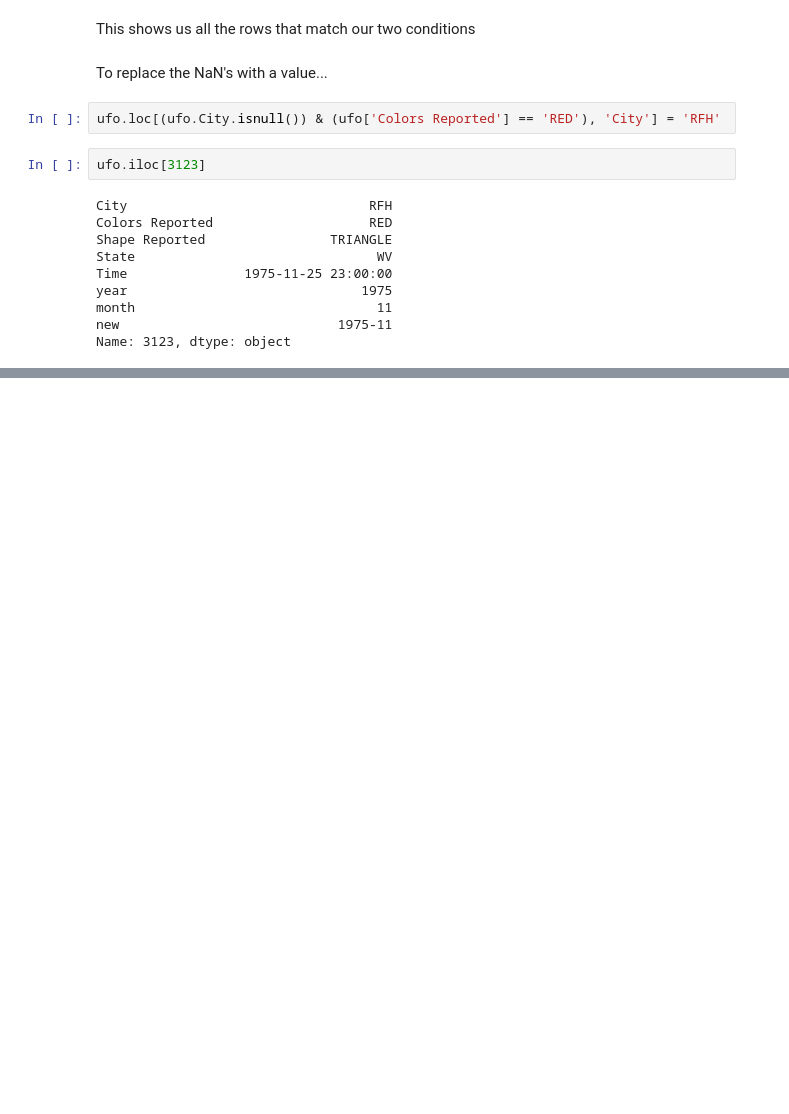
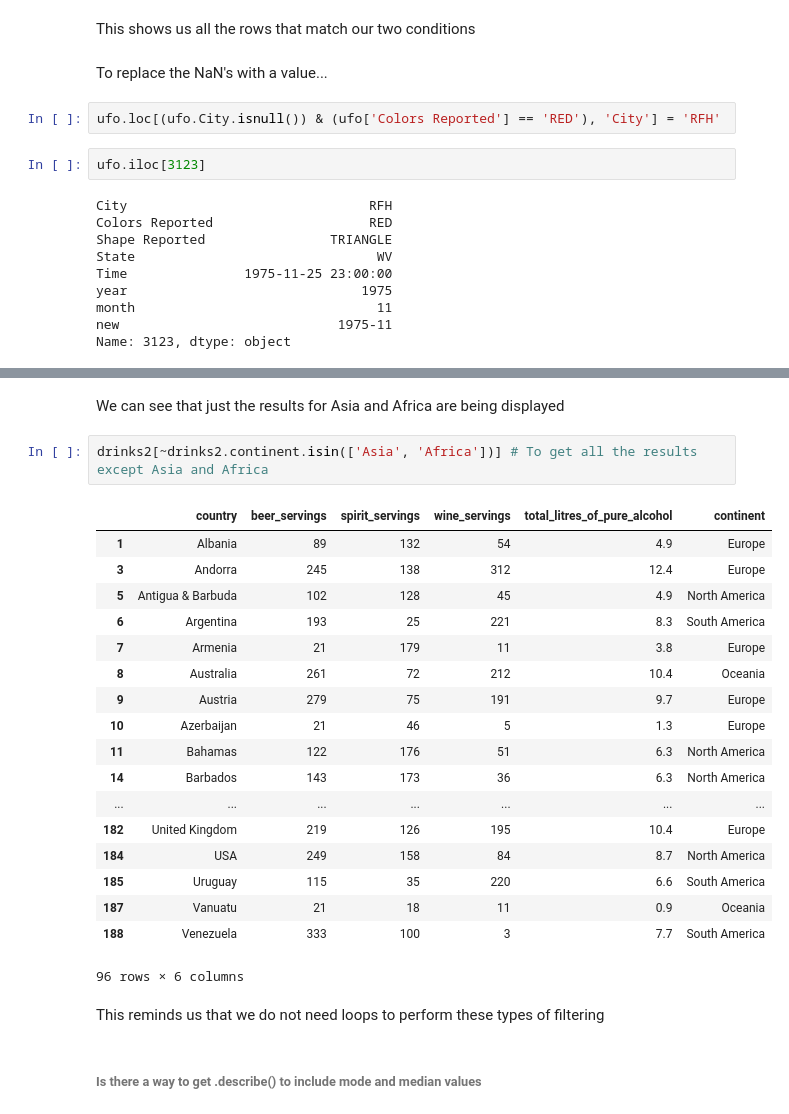
Before and after one commit to bredlgit/Pandas, a Jupyter notebook: KevinMarkham-DataSchool/31_questions.ipynb, the cells around one changed output, grey strips where cells are left out. Saved outputs shown, nothing was run; the diff lists cells and outputs as text; blank space fills up the shorter version.

```diff
--- a/KevinMarkham-DataSchool/31_questions.ipynb
+++ b/KevinMarkham-DataSchool/31_questions.ipynb
@@ -657,0 +744,27 @@ Name: 3123, dtype: object
+# %% [markdown]
+We can see that just the results for Asia and Africa are being displayed
+# %%
+drinks2[~drinks2.continent.isin(['Asia', 'Africa'])] # To get all the results except Asia and Africa
+# %% [output]
+|  | country | beer_servings | spirit_servings | wine_servings | total_litres_of_pure_alcohol | continent |
+| 1 | Albania | 89 | 132 | 54 | 4.9 | Europe |
+| 3 | Andorra | 245 | 138 | 312 | 12.4 | Europe |
+| 5 | Antigua & Barbuda | 102 | 128 | 45 | 4.9 | North America |
+| 6 | Argentina | 193 | 25 | 221 | 8.3 | South America |
+| 7 | Armenia | 21 | 179 | 11 | 3.8 | Europe |
+| 8 | Australia | 261 | 72 | 212 | 10.4 | Oceania |
+| 9 | Austria | 279 | 75 | 191 | 9.7 | Europe |
+| 10 | Azerbaijan | 21 | 46 | 5 | 1.3 | Europe |
+| 11 | Bahamas | 122 | 176 | 51 | 6.3 | North America |
+| 14 | Barbados | 143 | 173 | 36 | 6.3 | North America |
+| ... | ... | ... | ... | ... | ... | ... |
+| 182 | United Kingdom | 219 | 126 | 195 | 10.4 | Europe |
+| 184 | USA | 249 | 158 | 84 | 8.7 | North America |
+| 185 | Uruguay | 115 | 35 | 220 | 6.6 | South America |
+| 187 | Vanuatu | 21 | 18 | 11 | 0.9 | Oceania |
+| 188 | Venezuela | 333 | 100 | 3 | 7.7 | South America |
+96 rows × 6 columns
+# %% [markdown]
+This reminds us that we do not need loops to perform these types of filtering
+# %% [markdown]
+###### Is there a way to get .describe() to include mode and median values
```
Also changed, not shown: parts of 21 cells of this notebook.
